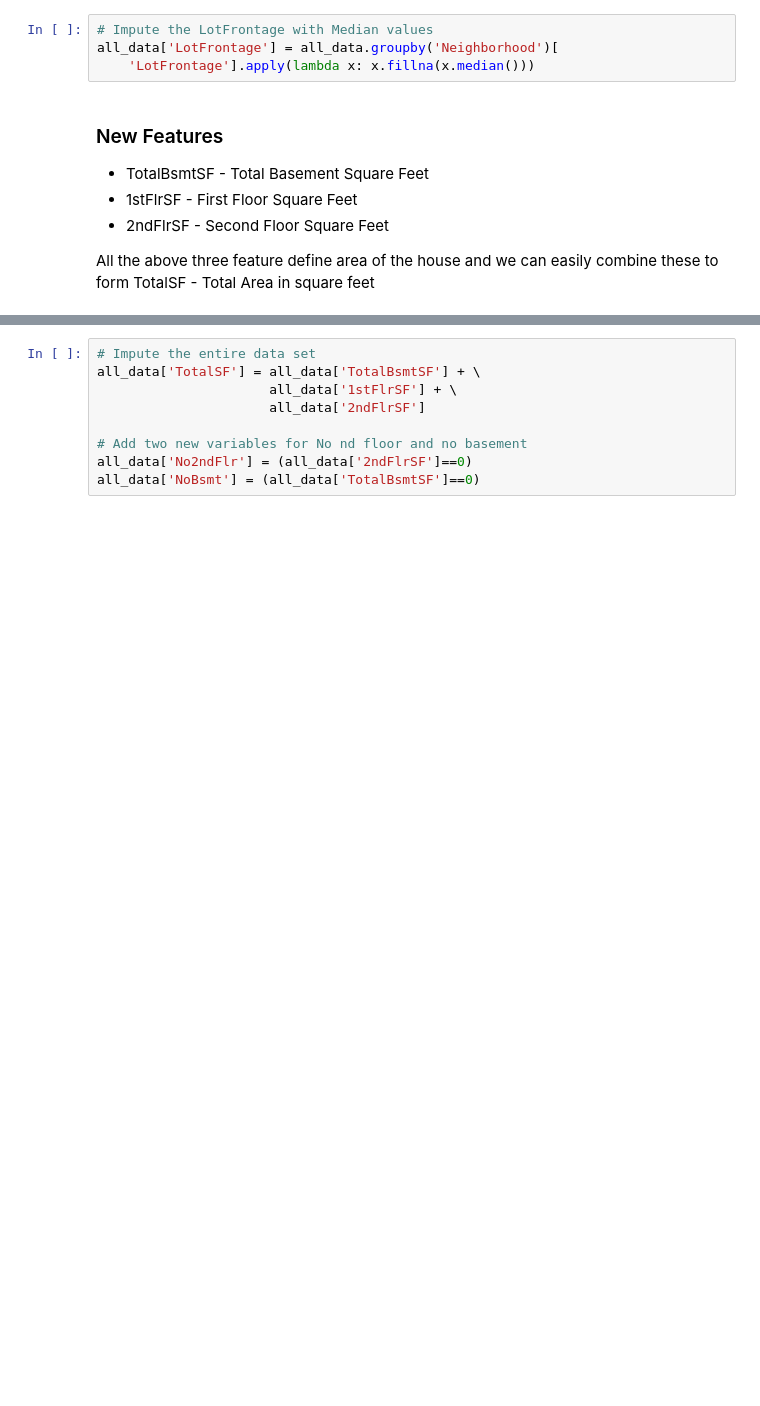
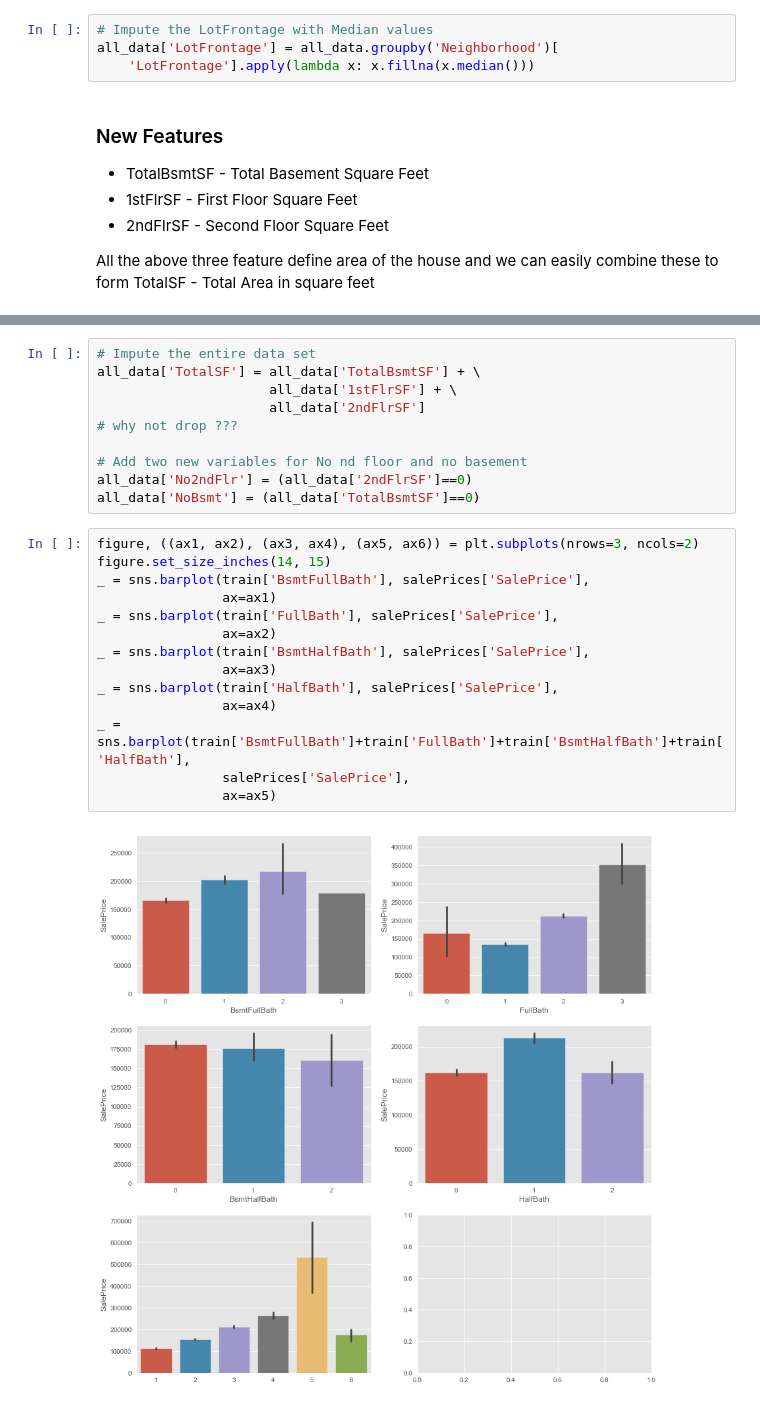
Before and after one commit to santiago-kai/Kaggle---Housing-Prices, a Jupyter notebook: main_ipy.ipynb, the cells around one changed output, grey strips where cells are left out. Drawn from its saved outputs; the diff is of its cells as text; blank space fills up the shorter version.

```diff
--- a/main_ipy.ipynb
+++ b/main_ipy.ipynb
@@ -307,7 +309,24 @@ _ = sns.regplot(train['TotalBsmtSF']+train['1stFlrSF']+train['2ndFlrSF'],
 all_data['TotalSF'] = all_data['TotalBsmtSF'] + \
                       all_data['1stFlrSF'] + \
                       all_data['2ndFlrSF']
+# why not drop ???
 
 # Add two new variables for No nd floor and no basement
 all_data['No2ndFlr'] = (all_data['2ndFlrSF']==0)
 all_data['NoBsmt'] = (all_data['TotalBsmtSF']==0)
+# %%
+figure, ((ax1, ax2), (ax3, ax4), (ax5, ax6)) = plt.subplots(nrows=3, ncols=2)
+figure.set_size_inches(14, 15)
+_ = sns.barplot(train['BsmtFullBath'], salePrices['SalePrice'],
+                ax=ax1)
+_ = sns.barplot(train['FullBath'], salePrices['SalePrice'],
+                ax=ax2)
+_ = sns.barplot(train['BsmtHalfBath'], salePrices['SalePrice'],
+                ax=ax3)
+_ = sns.barplot(train['HalfBath'], salePrices['SalePrice'],
+                ax=ax4)
+_ = sns.barplot(train['BsmtFullBath']+train['FullBath']+train['BsmtHalfBath']+train['HalfBath'],
+                salePrices['SalePrice'],
+                ax=ax5)
+# %% [output]
+[figure, added]
```
Also changed, not shown: parts of 54 cells of this notebook, 7 other files.
